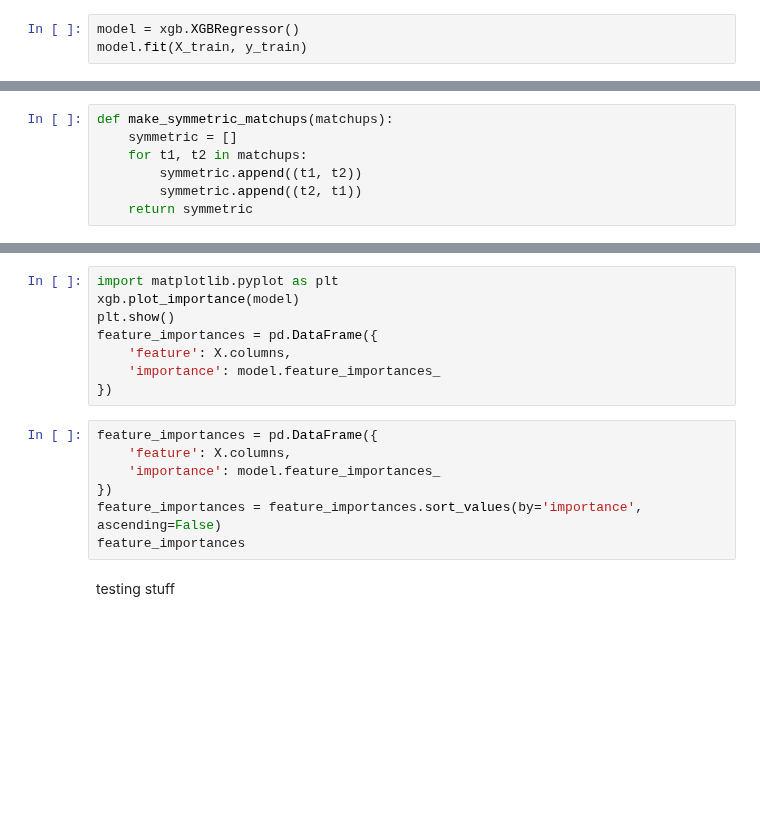
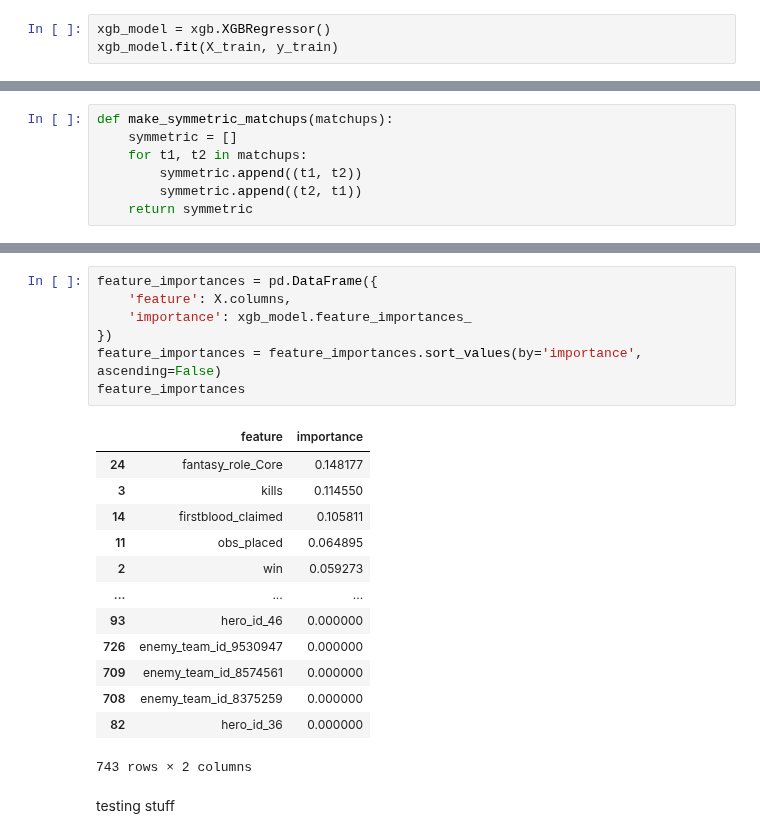
Before and after one commit to Burny101/dota-fantasy, a Jupyter notebook: model_prep.ipynb, the cells around one changed output, grey strips where cells are left out. Drawn from its saved outputs; the diff is of its cells as text; blank space fills up the shorter version.

Commit message:
Create xgboost and rf models with FE

```diff
--- a/model_prep.ipynb
+++ b/model_prep.ipynb
@@ -111,8 +112,8 @@ X = pd.get_dummies(X, columns=['fantasy_role', 'hero_id', 'hero_variant', 'accou
 # %%
 X_train, X_test, y_train, y_test = train_test_split(X, y, test_size=0.20, random_state=1001)
 # %%
-model = xgb.XGBRegressor()
-model.fit(X_train, y_train)
+xgb_model = xgb.XGBRegressor()
+xgb_model.fit(X_train, y_train)
 # %% [output]
 XGBRegressor(base_score=None, booster=None, callbacks=None,
              colsample_bylevel=None, colsample_bynode=None,
@@ -234,18 +286,24 @@ result
-# %%
-import matplotlib.pyplot as plt
-xgb.plot_importance(model)
-plt.show()
-feature_importances = pd.DataFrame({
-    'feature': X.columns,
-    'importance': model.feature_importances_
-})
 # %%
 feature_importances = pd.DataFrame({
     'feature': X.columns,
-    'importance': model.feature_importances_
+    'importance': xgb_model.feature_importances_
 })
 feature_importances = feature_importances.sort_values(by='importance', ascending=False)
 feature_importances
+# %% [output]
+|  | feature | importance |
+| 24 | fantasy_role_Core | 0.148177 |
+| 3 | kills | 0.114550 |
+| 14 | firstblood_claimed | 0.105811 |
+| 11 | obs_placed | 0.064895 |
+| 2 | win | 0.059273 |
+| ... | ... | ... |
+| 93 | hero_id_46 | 0.000000 |
+| 726 | enemy_team_id_9530947 | 0.000000 |
+| 709 | enemy_team_id_8574561 | 0.000000 |
+| 708 | enemy_team_id_8375259 | 0.000000 |
+| 82 | hero_id_36 | 0.000000 |
+743 rows × 2 columns
 # %% [markdown]
 testing stuff
 # %%
```
Also changed, not shown: parts of 27 cells of this notebook.
